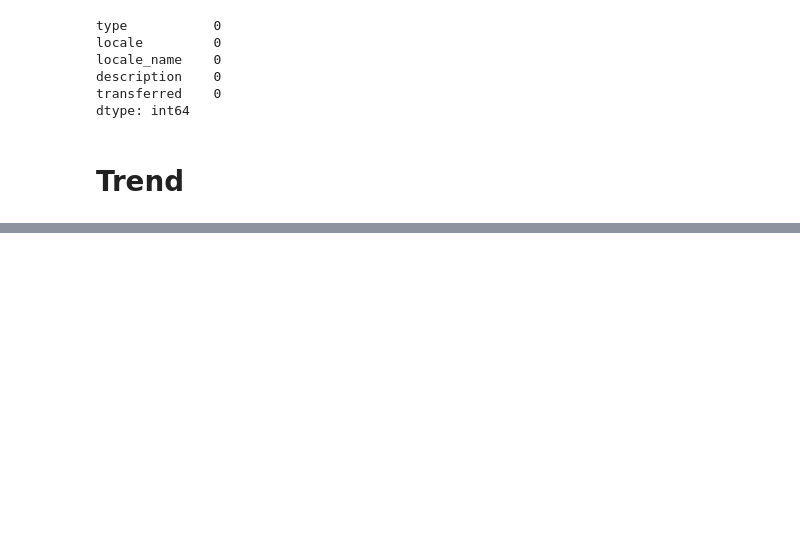
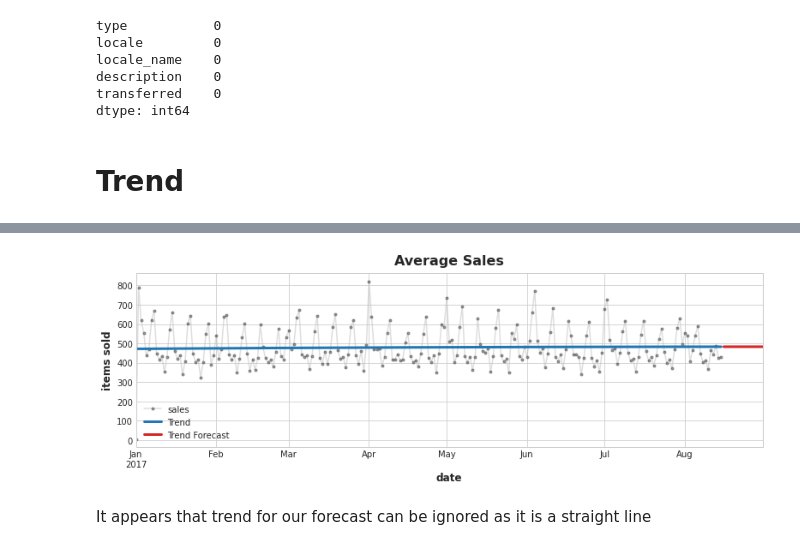
Before and after one commit to taaha/store-sales-forecast, a Jupyter notebook: sale-forecast_1.ipynb, the cells around one changed output, grey strips where cells are left out. Drawn from its saved outputs; the diff is of its cells as text; code cells hidden in the pictures; blank space fills up the shorter version.

```diff
--- a/sale-forecast_1.ipynb
+++ b/sale-forecast_1.ipynb
@@ -201,0 +237,9 @@ average_sales.plot()
+# %%
+ax = y['2017'].plot(**plot_params, alpha=0.5, title="Average Sales", ylabel="items sold")
+ax = y_pred['2017'].plot(ax=ax, linewidth=3, label="Trend", color='C0')
+ax = y_fore['2017'].plot(ax=ax, linewidth=3, label="Trend Forecast", color='C3')
+ax.legend();
+# %% [output]
+[figure, added]
+# %% [markdown]
+It appears that trend for our forecast can be ignored as it is a straight line
```
Also changed, not shown: parts of 6 cells of this notebook.
